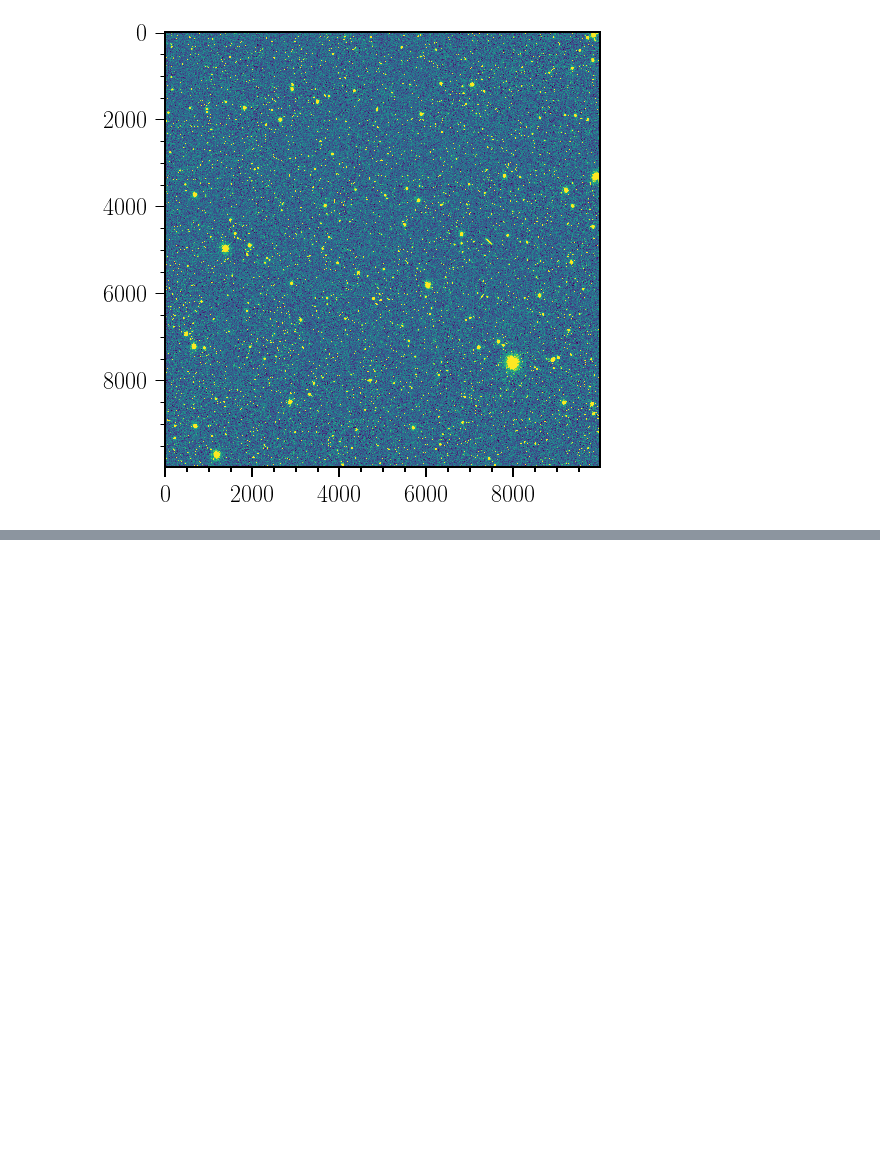
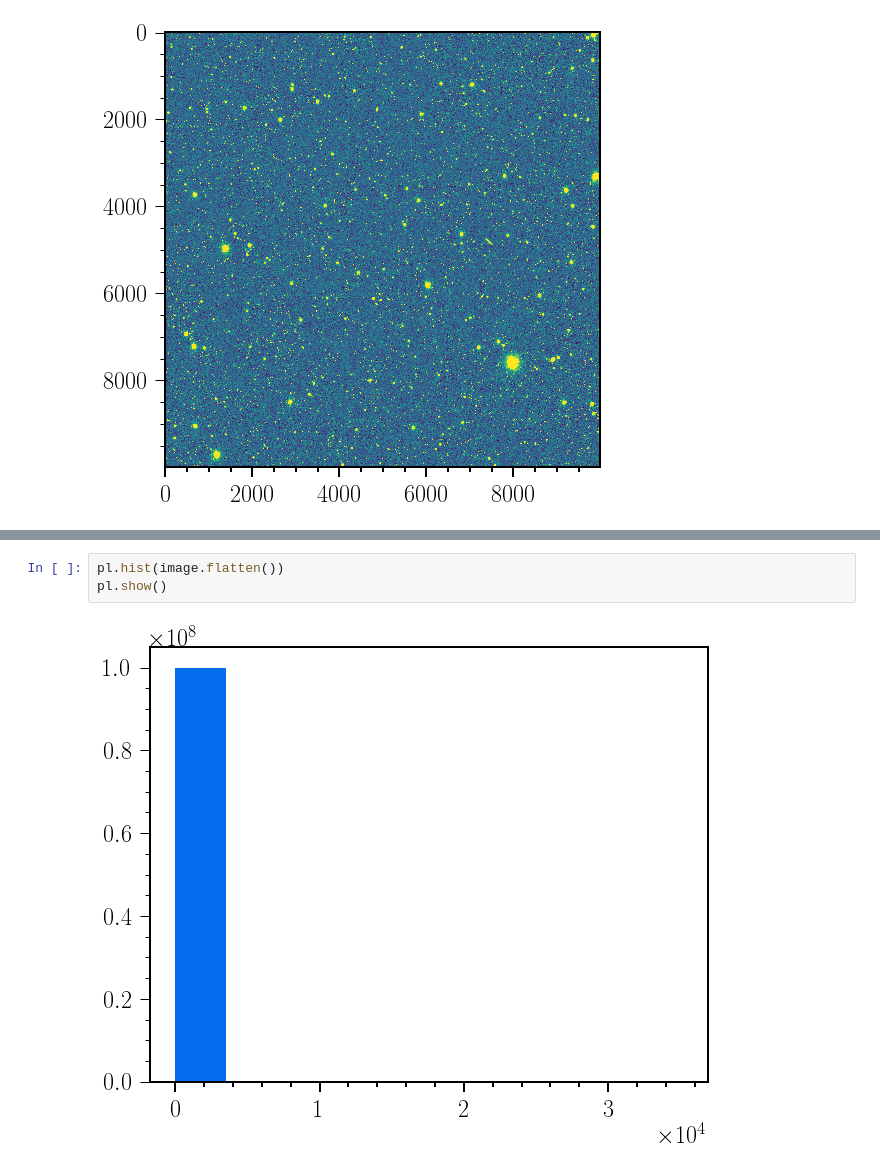
Before and after one commit to bernardinelli/python_workshop_penn, a Jupyter notebook: FITS handling.ipynb, the cells around one changed output, grey strips where cells are left out. Drawn from its saved outputs; the diff is of its cells as text; blank space fills up the shorter version.

```diff
--- a/FITS handling.ipynb
+++ b/FITS handling.ipynb
@@ -71,0 +116,5 @@ pl.show()
+# %%
+pl.hist(image.flatten())
+pl.show()
+# %% [output]
+[figure, added]
```
Also changed, not shown: parts of 6 cells of this notebook, 6 other files.
